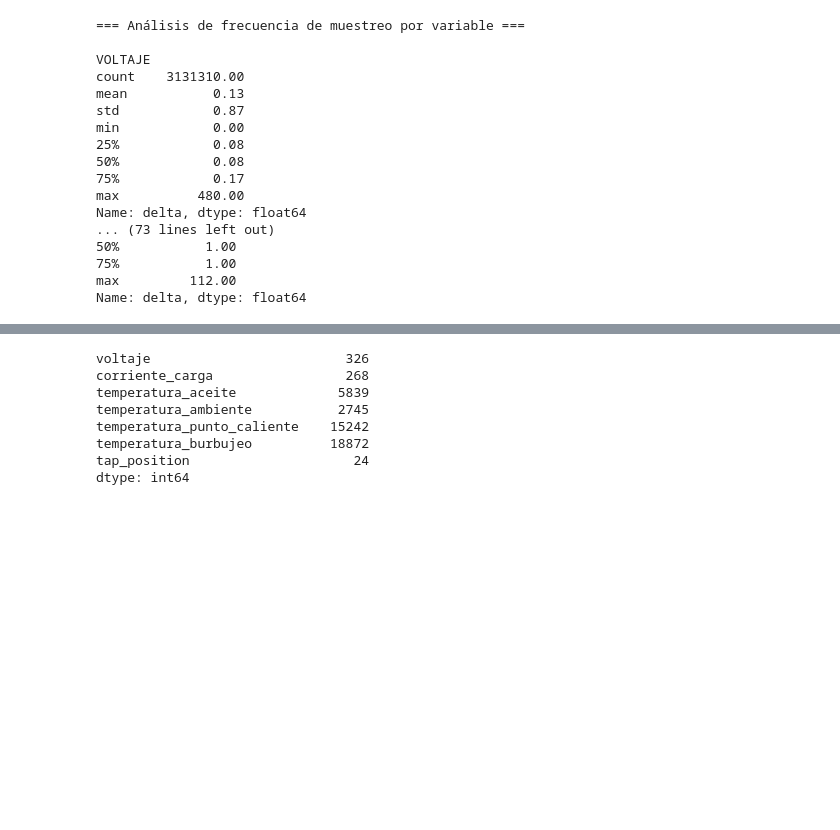
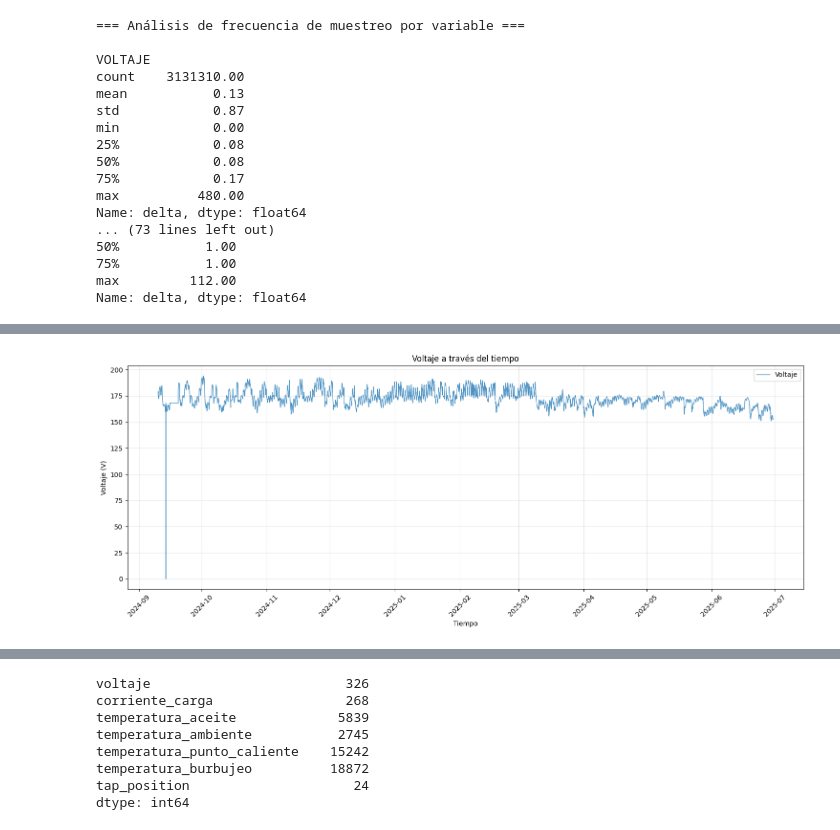
Before and after one commit to dannnmr/etl-predictivo, a Jupyter notebook: notebooks/transformacion.ipynb, the cells around one changed output, grey strips where cells are left out. Cells and saved outputs as stored; diff of their text form; code cells hidden in the pictures; blank space fills up the shorter version.

Commit message:
data capa silver

```diff
--- a/notebooks/transformacion.ipynb
+++ b/notebooks/transformacion.ipynb
@@ -597,0 +731,19 @@ Name: delta, dtype: float64
+# %%
+b = pd.read_csv("../data/bronze/temperatura_burbujeo_cleaned.csv")
+#establecer el indice como timestamp
+b["timestamp"] = pd.to_datetime(b["timestamp"])
+b.set_index("timestamp", inplace=True)
+b.dropna(inplace=True)  # Eliminar filas con valores nulos
+#graficar voltaje a traves del tiempo
+fig, ax = plt.subplots(figsize=(15, 6))
+ax.plot(b.index, b["value"], label="Voltaje", linewidth=1, alpha=0.8)
+ax.set_title("Voltaje a través del tiempo")
+ax.set_xlabel("Tiempo")
+ax.set_ylabel("Voltaje (V)")
+ax.legend(["Voltaje"])
+ax.grid(True, alpha=0.3)
+plt.xticks(rotation=45)
+plt.tight_layout()
+plt.show()
+# %% [output]
+[figure, added]
```
Also changed, not shown: parts of 6 cells of this notebook, 17 other files.
